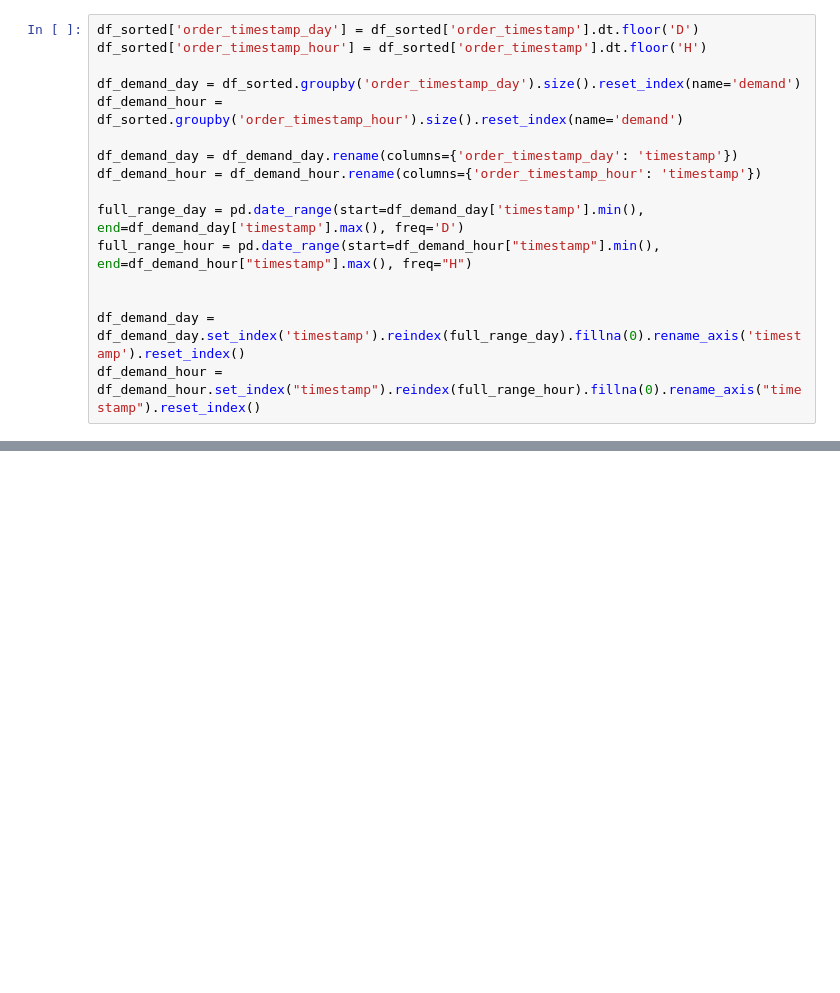
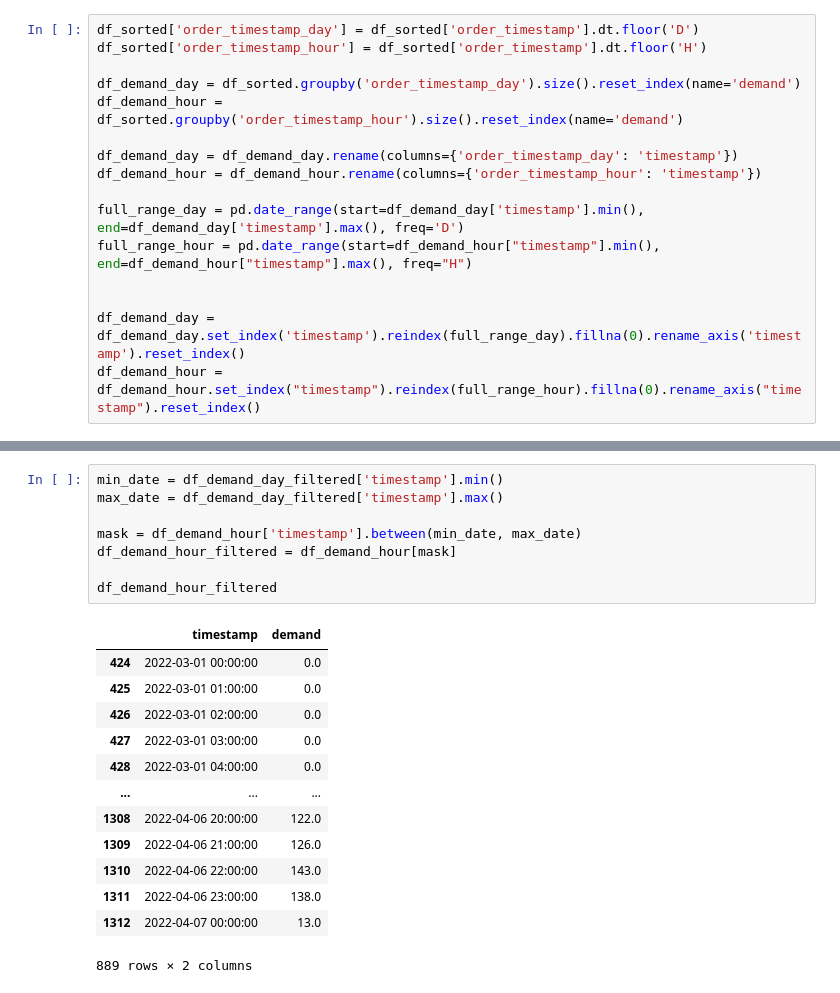
Before and after one commit to MooAbdelhamid/orderpulse-ai, a Jupyter notebook: notebooks/01_eda.ipynb, the cells around one changed output, grey strips where cells are left out. Drawn from its saved outputs; the diff is of its cells as text; blank space fills up the shorter version.

```diff
--- a/notebooks/01_eda.ipynb
+++ b/notebooks/01_eda.ipynb
@@ -287,0 +345,22 @@ sns.lineplot(data=df_demand_hour, x='timestamp', y='demand')
+# %%
+min_date = df_demand_day_filtered['timestamp'].min()
+max_date = df_demand_day_filtered['timestamp'].max()
+
+mask = df_demand_hour['timestamp'].between(min_date, max_date)
+df_demand_hour_filtered = df_demand_hour[mask]
+
+df_demand_hour_filtered
+# %% [output]
+|  | timestamp | demand |
+| 424 | 2022-03-01 00:00:00 | 0.0 |
+| 425 | 2022-03-01 01:00:00 | 0.0 |
+| 426 | 2022-03-01 02:00:00 | 0.0 |
+| 427 | 2022-03-01 03:00:00 | 0.0 |
+| 428 | 2022-03-01 04:00:00 | 0.0 |
+| ... | ... | ... |
+| 1308 | 2022-04-06 20:00:00 | 122.0 |
+| 1309 | 2022-04-06 21:00:00 | 126.0 |
+| 1310 | 2022-04-06 22:00:00 | 143.0 |
+| 1311 | 2022-04-06 23:00:00 | 138.0 |
+| 1312 | 2022-04-07 00:00:00 | 13.0 |
+889 rows × 2 columns
```
Also changed, not shown: parts of 7 cells of this notebook.
